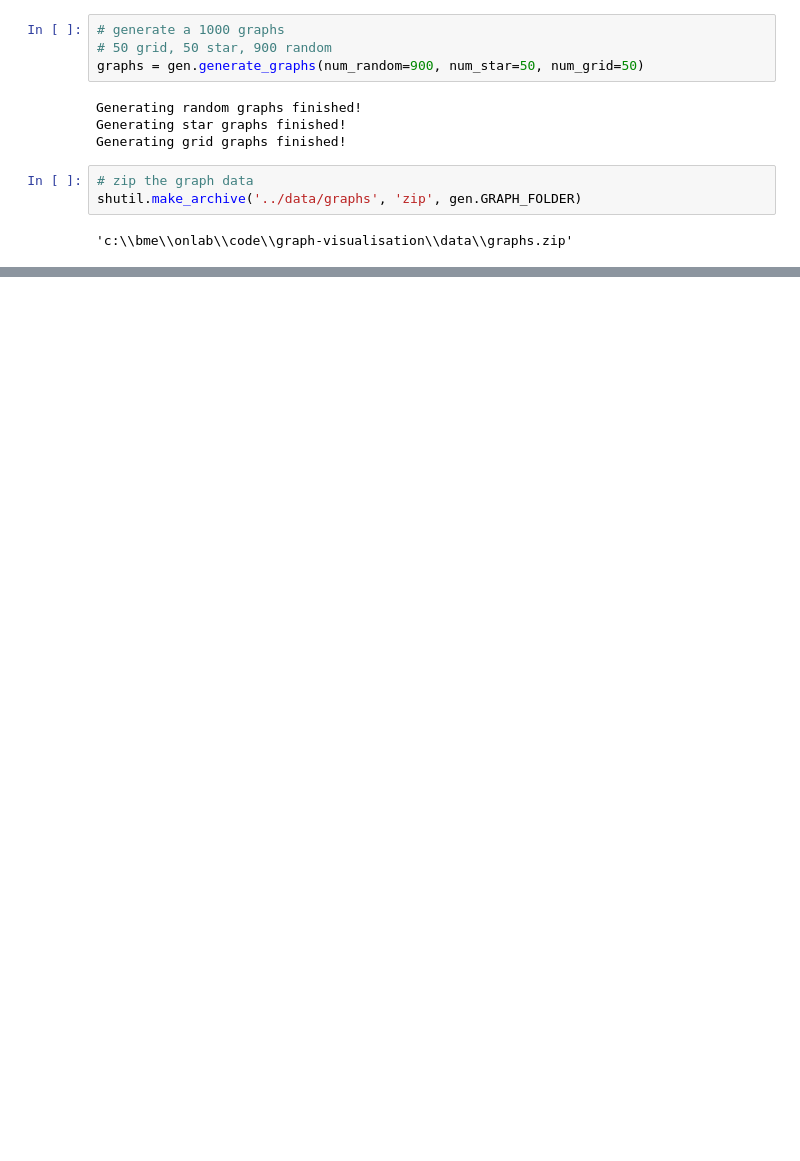
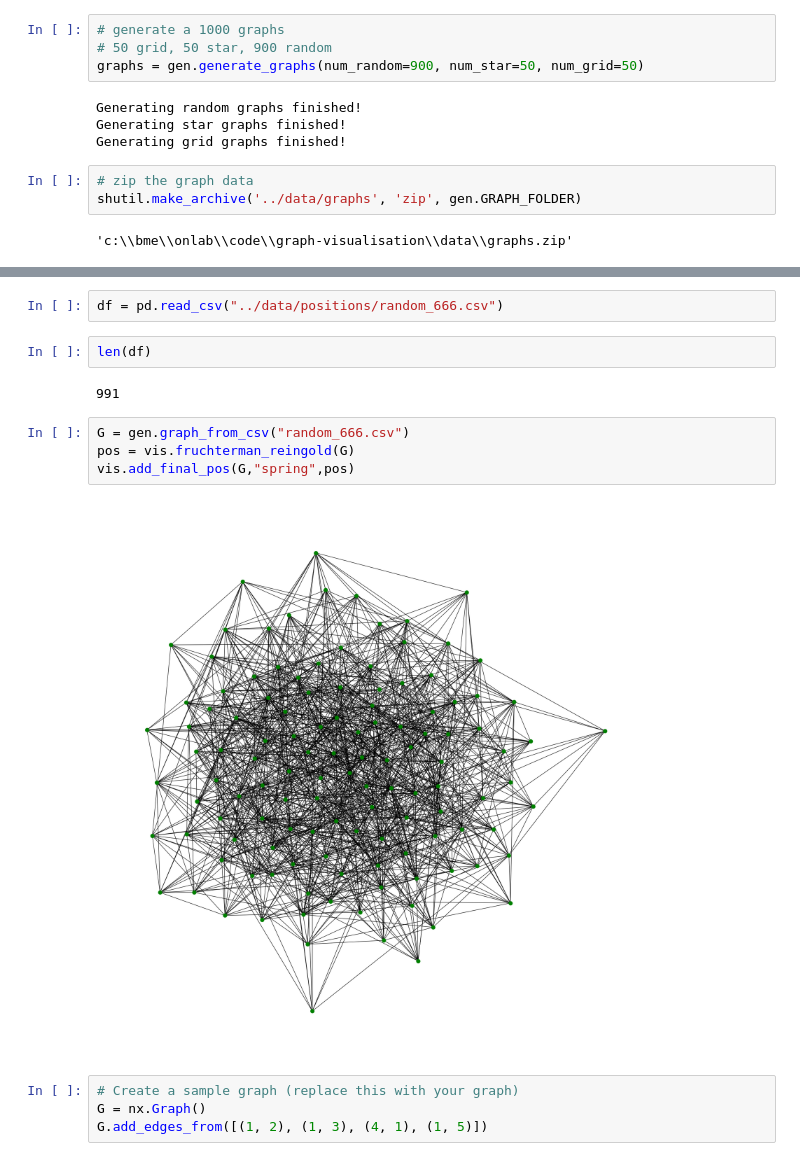
Before and after one commit to maya2d26/graph-visualisation, a Jupyter notebook: notebooks/Data.ipynb, the cells around one changed output, grey strips where cells are left out. Cells and saved outputs as stored; diff of their text form; blank space fills up the shorter version.

Commit message:
spring layout generation done

```diff
--- a/notebooks/Data.ipynb
+++ b/notebooks/Data.ipynb
@@ -35,0 +54,16 @@ shutil.make_archive('../data/graphs', 'zip', gen.GRAPH_FOLDER)
+# %%
+df = pd.read_csv("../data/positions/random_666.csv")
+# %%
+len(df)
+# %% [output]
+991
+# %%
+G = gen.graph_from_csv("random_666.csv")
+pos = vis.fruchterman_reingold(G)
+vis.add_final_pos(G,"spring",pos)
+# %% [output]
+[figure, added]
+# %%
+# Create a sample graph (replace this with your graph)
+G = nx.Graph()
+G.add_edges_from([(1, 2), (1, 3), (4, 1), (1, 5)])
```
Also changed, not shown: parts of 7 cells of this notebook, 5 other files.
